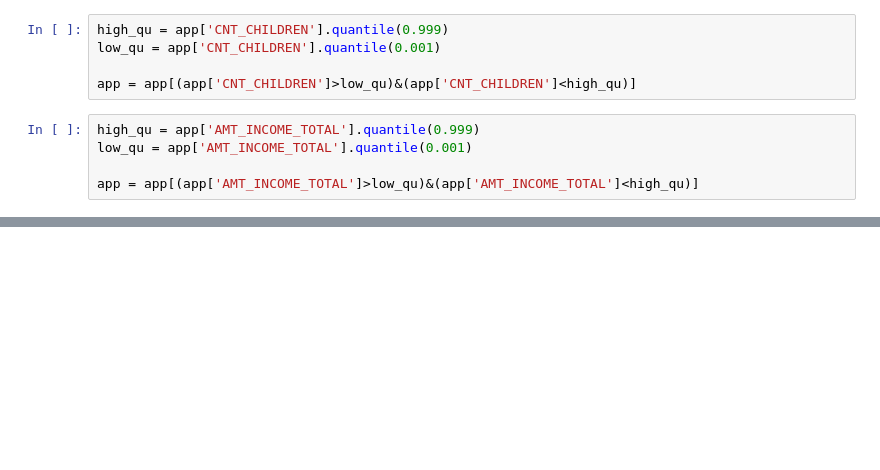
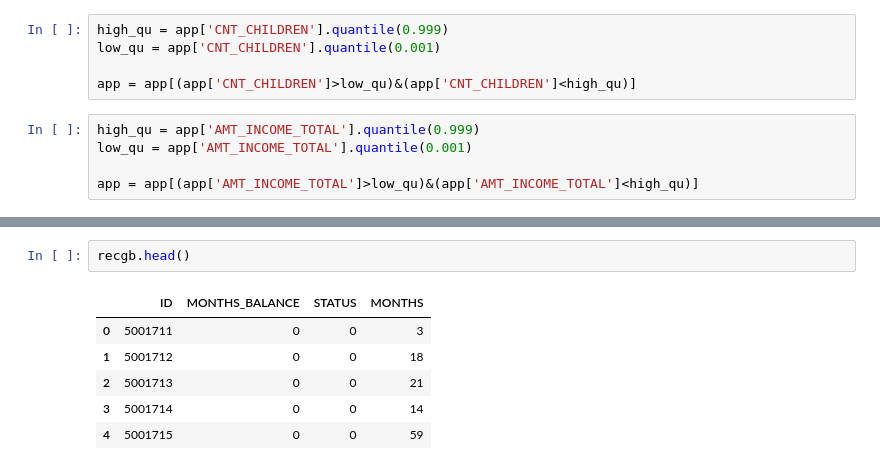
Before and after one commit to isoori/Credit-Card-Approval-Prediction, a Jupyter notebook: Credit Card Approval Prediction.ipynb, the cells around one changed output, grey strips where cells are left out. Saved outputs shown, nothing was run; the diff lists cells and outputs as text; blank space fills up the shorter version.

```diff
--- a/Credit Card Approval Prediction.ipynb
+++ b/Credit Card Approval Prediction.ipynb
@@ -104,0 +170,9 @@ app = app[(app['AMT_INCOME_TOTAL']>low_qu)&(app['AMT_INCOME_TOTAL']<high_qu)]
+# %%
+recgb.head()
+# %% [output]
+|  | ID | MONTHS_BALANCE | STATUS | MONTHS |
+| 0 | 5001711 | 0 | 0 | 3 |
+| 1 | 5001712 | 0 | 0 | 18 |
+| 2 | 5001713 | 0 | 0 | 21 |
+| 3 | 5001714 | 0 | 0 | 14 |
+| 4 | 5001715 | 0 | 0 | 59 |
```
Also changed, not shown: parts of 10 cells of this notebook.
